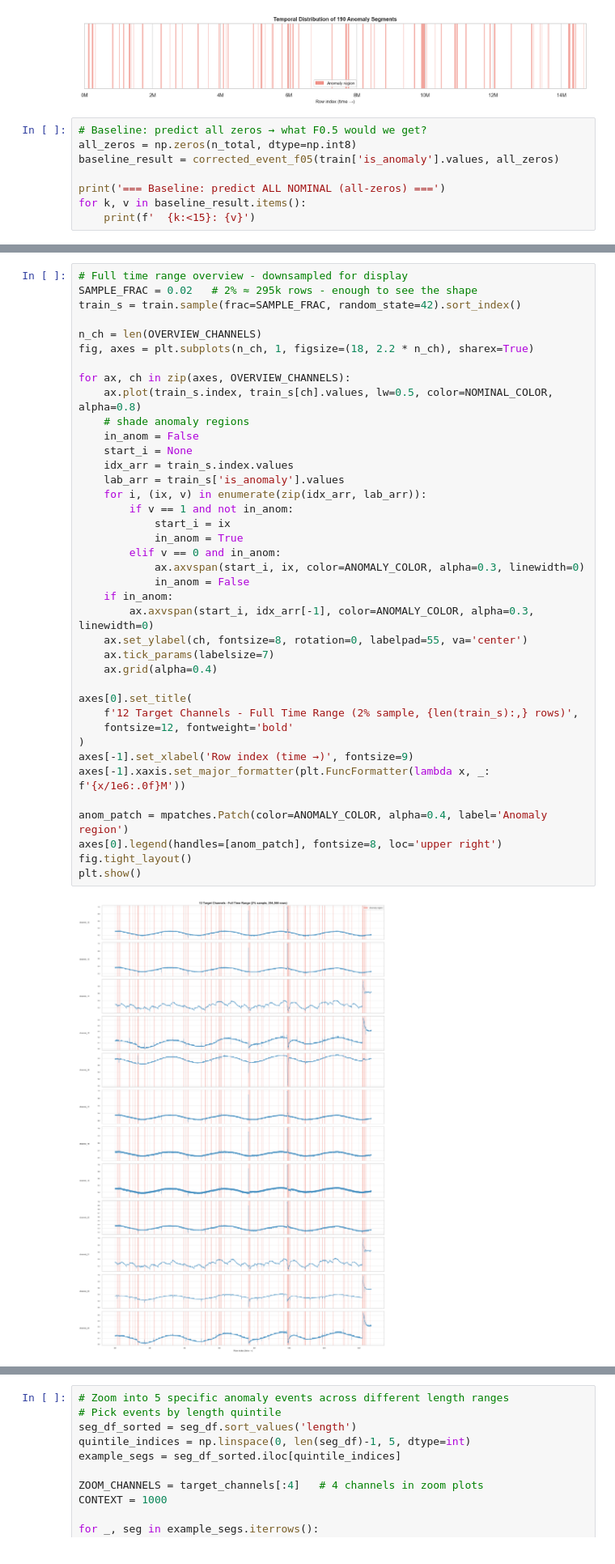
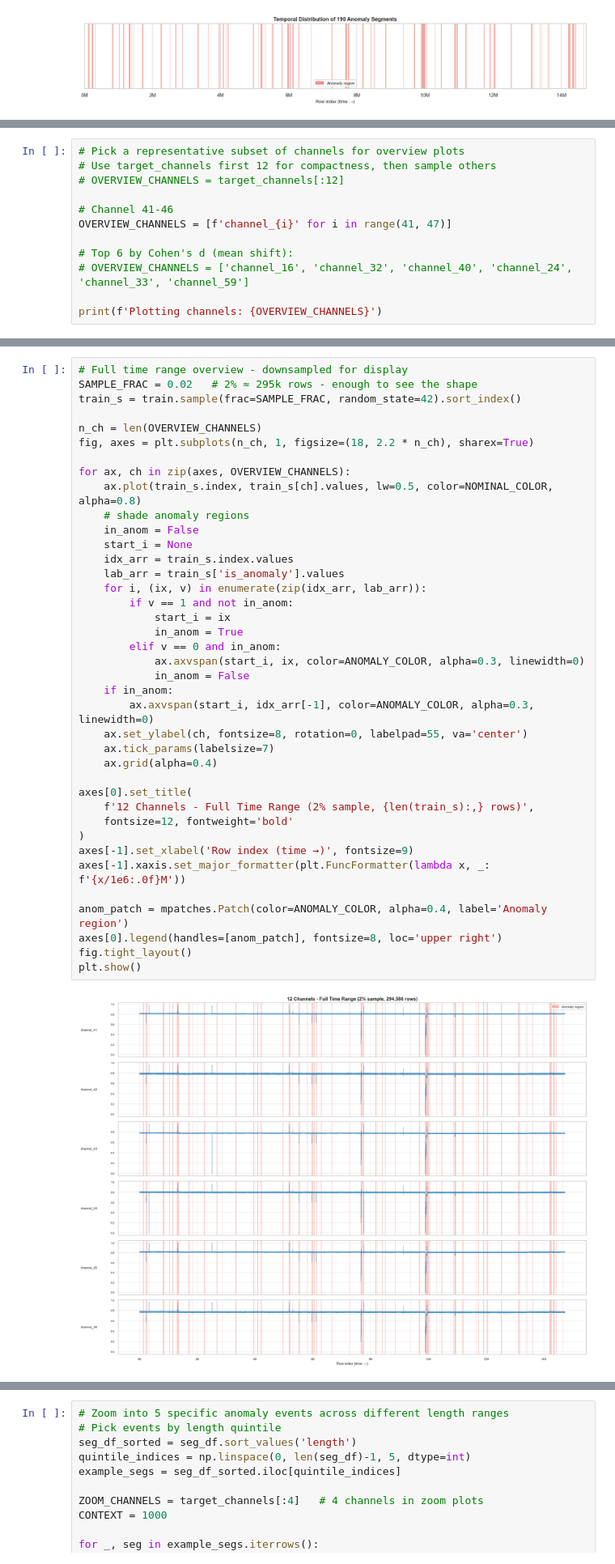
Before and after one commit to alexfederolf/sentinel, a Jupyter notebook: notebooks/01-eda.ipynb, the cells around one changed output, grey strips where cells are left out. Shown at 81% size. Saved outputs shown, nothing was run; the diff lists cells and outputs as text.

```diff
--- a/notebooks/01-eda.ipynb
+++ b/notebooks/01-eda.ipynb
@@ -335,11 +289,3 @@ plt.tight_layout()
 plt.show()
 # %% [output]
 [figure]
-# %%
-# Baseline: predict all zeros → what F0.5 would we get?
-all_zeros = np.zeros(n_total, dtype=np.int8)
-baseline_result = corrected_event_f05(train['is_anomaly'].values, all_zeros)
-
-print('=== Baseline: predict ALL NOMINAL (all-zeros) ===')
-for k, v in baseline_result.items():
-    print(f'  {k:<15}: {v}')
@@ -373,0 +301,12 @@ Plotting channels: ['channel_12', 'channel_13', 'channel_14', 'channel_15', 'cha
+# %%
+# Pick a representative subset of channels for overview plots
+# Use target_channels first 12 for compactness, then sample others
+# OVERVIEW_CHANNELS = target_channels[:12]
+
+# Channel 41-46
+OVERVIEW_CHANNELS = [f'channel_{i}' for i in range(41, 47)]
+
+# Top 6 by Cohen's d (mean shift):
+# OVERVIEW_CHANNELS = ['channel_16', 'channel_32', 'channel_40', 'channel_24', 'channel_33', 'channel_59']
+
+print(f'Plotting channels: {OVERVIEW_CHANNELS}')
@@ -383,32 +324,32 @@ for ax, ch in zip(axes, OVERVIEW_CHANNELS):
     ax.plot(train_s.index, train_s[ch].values, lw=0.5, color=NOMINAL_COLOR, alpha=0.8)
     # shade anomaly regions
     in_anom = False
     start_i = None
     idx_arr = train_s.index.values
     lab_arr = train_s['is_anomaly'].values
     for i, (ix, v) in enumerate(zip(idx_arr, lab_arr)):
         if v == 1 and not in_anom:
             start_i = ix
             in_anom = True
         elif v == 0 and in_anom:
             ax.axvspan(start_i, ix, color=ANOMALY_COLOR, alpha=0.3, linewidth=0)
             in_anom = False
     if in_anom:
         ax.axvspan(start_i, idx_arr[-1], color=ANOMALY_COLOR, alpha=0.3, linewidth=0)
     ax.set_ylabel(ch, fontsize=8, rotation=0, labelpad=55, va='center')
     ax.tick_params(labelsize=7)
     ax.grid(alpha=0.4)
 
 axes[0].set_title(
-    f'12 Target Channels - Full Time Range (2% sample, {len(train_s):,} rows)',
+    f'12 Channels - Full Time Range (2% sample, {len(train_s):,} rows)',
     fontsize=12, fontweight='bold'
 )
 axes[-1].set_xlabel('Row index (time →)', fontsize=9)
 axes[-1].xaxis.set_major_formatter(plt.FuncFormatter(lambda x, _: f'{x/1e6:.0f}M'))
 
 anom_patch = mpatches.Patch(color=ANOMALY_COLOR, alpha=0.4, label='Anomaly region')
 axes[0].legend(handles=[anom_patch], fontsize=8, loc='upper right')
 fig.tight_layout()
 plt.show()
 # %% [output]
-[figure, old version]
+[figure, new version]
```
Also changed, not shown: parts of 45 cells of this notebook, 7 other files.
